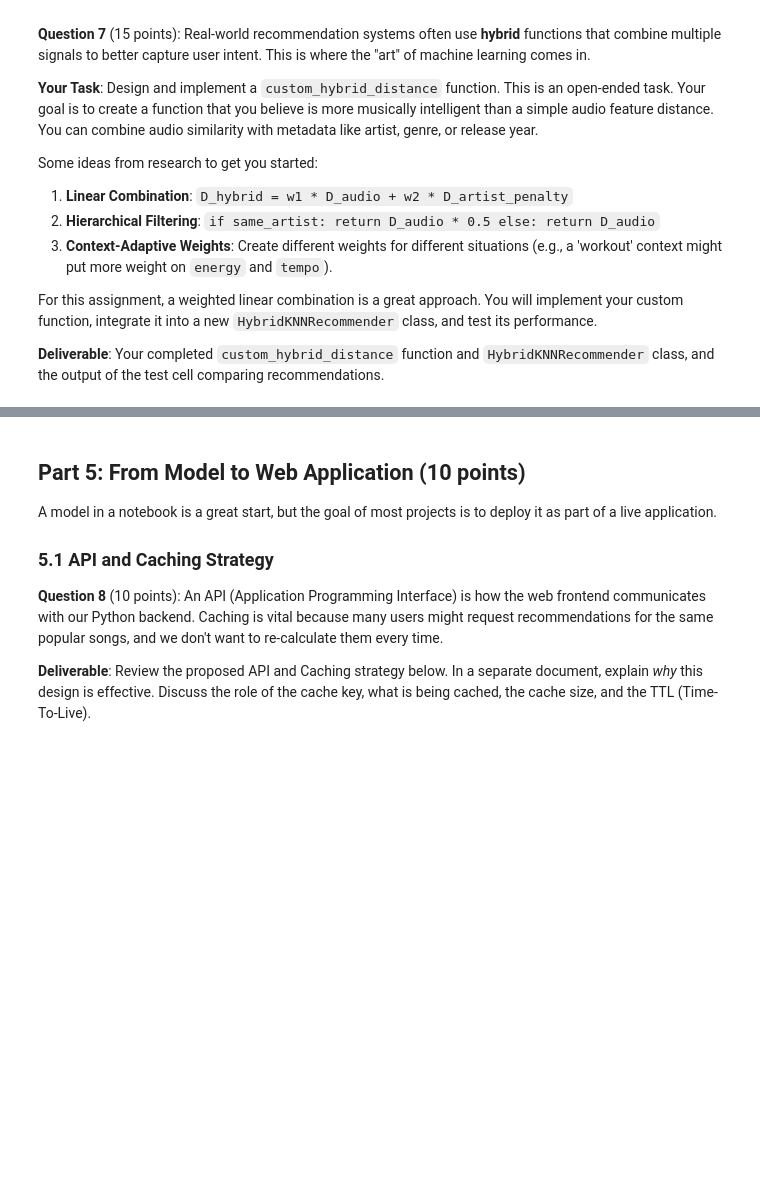
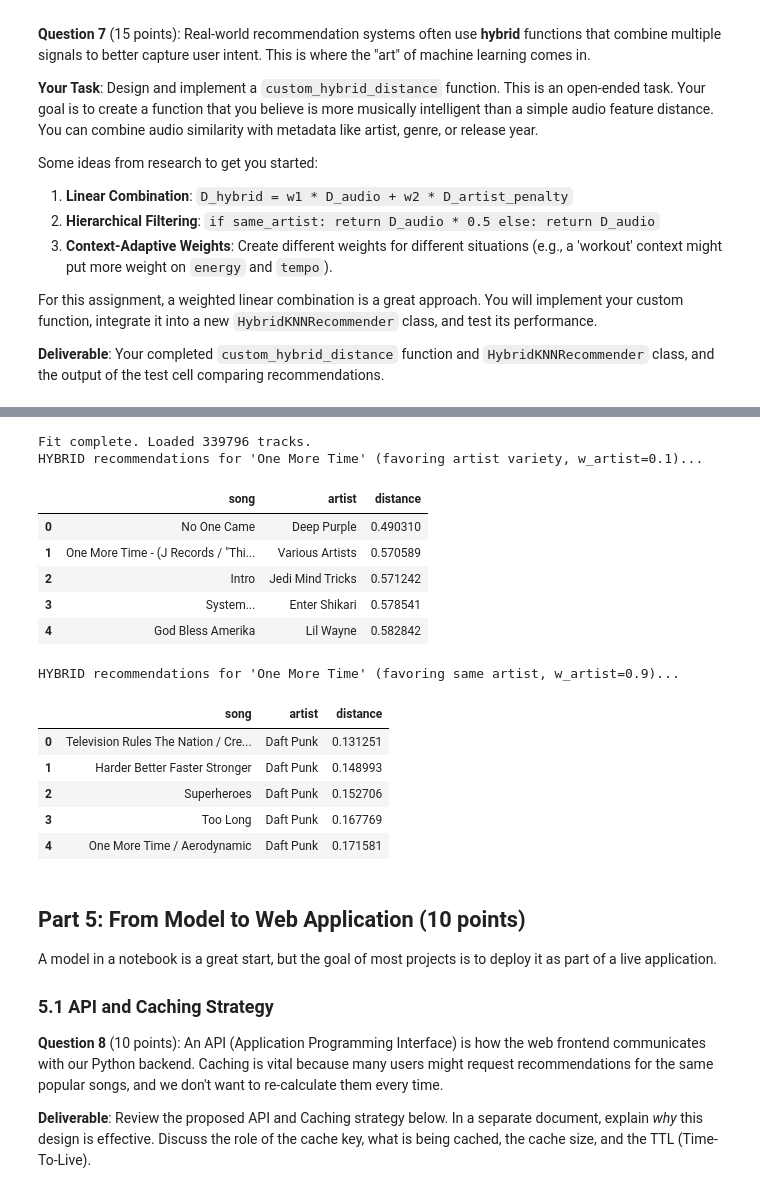
Before and after one commit to mtvolkman/learn-ml-by-building, a Jupyter notebook: Project 1 KNN Music Recommender/p01-Music-Recommender.ipynb, the cells around one changed output, grey strips where cells are left out. Saved outputs shown, nothing was run; the diff lists cells and outputs as text; code cells hidden in the pictures; blank space fills up the shorter version.

```diff
--- a/Project 1 KNN Music Recommender/p01-Music-Recommender.ipynb
+++ b/Project 1 KNN Music Recommender/p01-Music-Recommender.ipynb
@@ -842,7 +856,16 @@ def custom_hybrid_distance(track_a_data, track_b_data, audio_features_a, audio_f
         - You could also consider: genre, year, popularity, etc.
     """
     # TODO: Implement your hybrid distance
-    pass
+    d = 0.0
+    a = 1.0
+    for i in range(len(audio_features_a)):
+        d = d + ((audio_features_a[i] - audio_features_b[i]) ** 2)
+    d = d ** 0.5
+    if track_a_data[3] == track_b_data[3]:
+        a = 0.0
+    d = ((1.0 - w_artist) * d) + (w_artist * a)
+    return d
+
 
 
 class HybridKNNRecommender(KNNRecommender):
@@ -869,39 +892,63 @@ class HybridKNNRecommender(KNNRecommender):
         #    - Calculate hybrid distance using custom_hybrid_distance
         #    - Store (distance, track_id)
         # 3. Sort and return top n_neighbors
-        pass
+        trackindex = self.track_id_to_index[track_id]
+        trackvector = self.features_matrix[trackindex] # vector of the 9 features of the input song
+        d = []
+        for i in range(len(self.features_matrix)):
+            if i != trackindex:
+                distance = custom_hybrid_distance(self.item_profile.iloc[trackindex], self.item_profile.iloc[i], trackvector, self.features_matrix[i], w_artist)
+                d.append((distance, self.item_profile.iloc[i]['id']))
+        d.sort(key=lambda x: x[0])
+        return d[:n_neighbors]
 
 
 # --- Test your implementation ---
 def get_rec_metadata(rec_tuples, tracks_df):
     """Helper to get full metadata for recommendation tuples."""
     rec_data = []
     for dist, tid in rec_tuples:
         track = tracks_df[tracks_df['id'] == tid]
         if not track.empty:
             rec_data.append({
                 'song': track.iloc[0]['song'],
                 'artist': track.iloc[0]['artist'],
                 'distance': dist
             })
     return pd.DataFrame(rec_data)
 
 # Initialize and fit the hybrid recommender
 hybrid_recommender = HybridKNNRecommender(k=5)
 hybrid_recommender.fit(scaled_tracks_df, feature_columns=audio_features)
 
 query_song = tracks_df[tracks_df['artist'] == 'Daft Punk'].iloc[0]
 query_track_id = query_song['id']
 
 # Get recommendations favoring variety
 print(f"HYBRID recommendations for '{query_song['song']}' (favoring artist variety, w_artist=0.1)...")
 hybrid_recs_variety = hybrid_recommender.find_neighbors(query_track_id, w_artist=0.1)
 display(get_rec_metadata(hybrid_recs_variety, tracks_df))
 
 # Get recommendations favoring the same artist
 print(f"\nHYBRID recommendations for '{query_song['song']}' (favoring same artist, w_artist=0.9)...")
 hybrid_recs_same = hybrid_recommender.find_neighbors(query_track_id, w_artist=0.9)
 display(get_rec_metadata(hybrid_recs_same, tracks_df))
+# %% [output]
+Fit complete. Loaded 339796 tracks.
+HYBRID recommendations for 'One More Time' (favoring artist variety, w_artist=0.1)...
+|  | song | artist | distance |
+| 0 | No One Came | Deep Purple | 0.490310 |
+| 1 | One More Time - (J Records / "Thi... | Various Artists | 0.570589 |
+| 2 | Intro | Jedi Mind Tricks | 0.571242 |
+| 3 | System... | Enter Shikari | 0.578541 |
+| 4 | God Bless Amerika | Lil Wayne | 0.582842 |
+HYBRID recommendations for 'One More Time' (favoring same artist, w_artist=0.9)...
+|  | song | artist | distance |
+| 0 | Television Rules The Nation / Cre... | Daft Punk | 0.131251 |
+| 1 | Harder Better Faster Stronger | Daft Punk | 0.148993 |
+| 2 | Superheroes | Daft Punk | 0.152706 |
+| 3 | Too Long | Daft Punk | 0.167769 |
+| 4 | One More Time / Aerodynamic | Daft Punk | 0.171581 |
 # %% [markdown]
 <a id='part5'></a>
 ## Part 5: From Model to Web Application (10 points)
```
Also changed, not shown: parts of 11 cells of this notebook, 1 other file.
